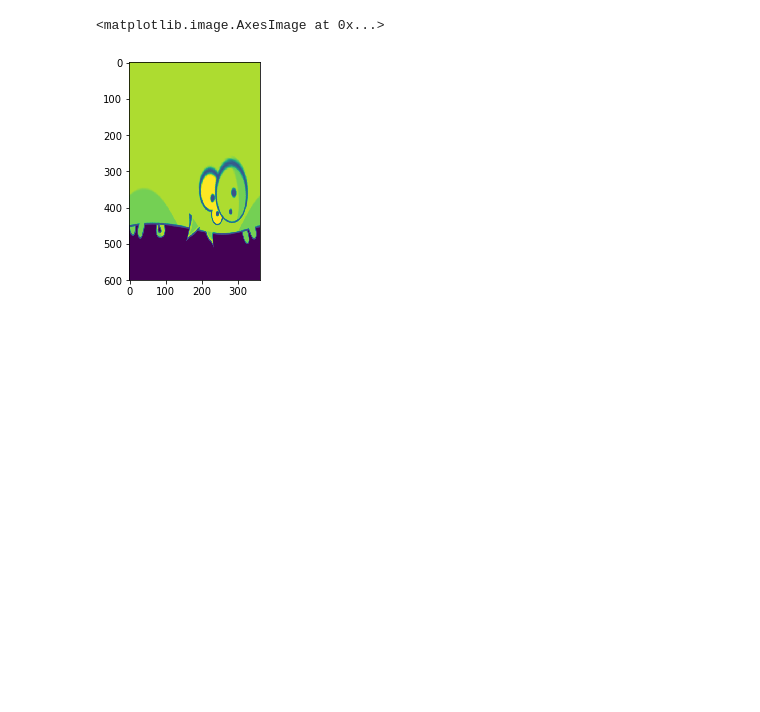
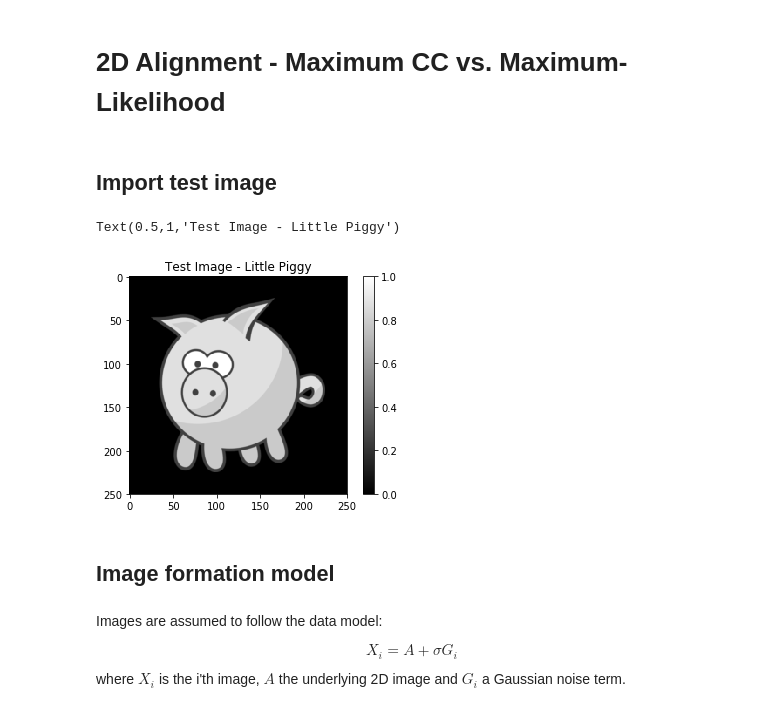
Before and after one commit to stefanhuber1993/CryoEM_Reconstruction, a Jupyter notebook: 1_Alignment2D.ipynb, the cells around one changed output. Drawn from its saved outputs; the diff is of its cells as text; code cells hidden in the pictures; blank space fills up the shorter version.

```diff
--- a/1_Alignment2D.ipynb
+++ b/1_Alignment2D.ipynb
@@ -172,5 +1,2 @@ plt.imshow(logpolar(pig, 360, 600))
-# %%
-plt.imshow(logpolar_old(pig))
-# %% [output]
-<matplotlib.image.AxesImage at 0x...>
-[figure, removed]
+# %% [markdown]
+# 2D Alignment - Maximum CC vs. Maximum-Likelihood
@@ -176,0 +8,20 @@ plt.imshow(logpolar_old(pig))
+# %% [markdown]
+## Import test image
+# %%
+pig_raw = ndimage.imread('1_animal-1296764_960_720.png').mean(-1)
+pig_bw = scipy.misc.imresize(pig_raw, (200,200))
+pig = np.pad(pig_bw, 25, mode='constant')
+pig = (pig - pig.min()); pig = pig/pig.max()
+# %%
+plt.imshow(pig, cmap='gray'); plt.colorbar()
+plt.title('Test Image - Little Piggy')
+# %% [output]
+Text(0.5,1,'Test Image - Little Piggy')
+[figure, added]
+# %% [markdown]
+## Image formation model
+# %% [markdown]
+Images are assumed to follow the data model:
+
+$$X_i = A + \sigma G_i$$
+where $X_i$ is the i'th image, $A$ the underlying 2D image and $G_i$ a Gaussian noise term.
```
Also changed, not shown: parts of 42 cells of this notebook.
